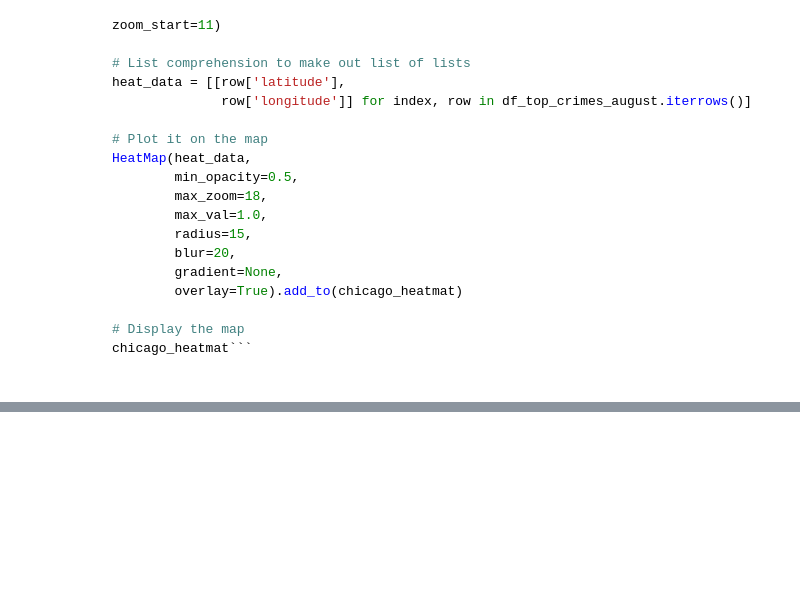
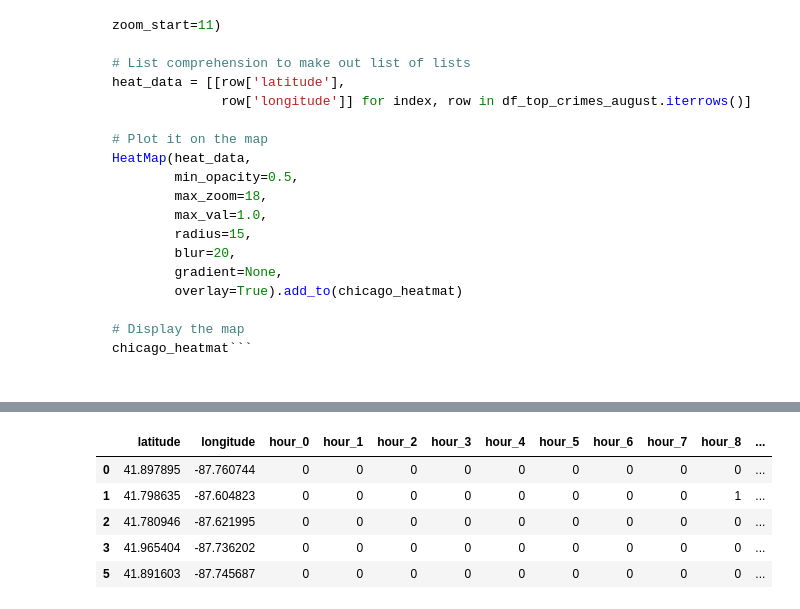
Before and after one commit to sunilsinghuk/Applied-Data-Science_Coursera, a Jupyter notebook: BattleOfTheNeighbourhoods.ipynb, the cells around one changed output, grey strips where cells are left out. Cells and saved outputs as stored; diff of their text form; code cells hidden in the pictures; blank space fills up the shorter version.

Commit message:
Added images. df_features data frame constructed.

```diff
--- a/BattleOfTheNeighbourhoods.ipynb
+++ b/BattleOfTheNeighbourhoods.ipynb
@@ -469,0 +482,20 @@
+# %%
+# Start by copying the Latitude and Longitude to the new DataFrame
+df_features = df_top_crimes[['latitude', 'longitude']]
+
+# Next and One Hot Encoding of the hour, day and month variables
+df_features = df_features.join(pd.get_dummies(df_top_crimes.hour, prefix='hour'))
+df_features = df_features.join(pd.get_dummies(df_top_crimes.day_name))
+df_features = df_features.join(pd.get_dummies(df_top_crimes.month_name))
+
+# Finally add the crimes column, copied from the original Primary Description column
+df_features['crimes'] = df_top_crimes[['primary_description']]
+# %%
+df_features.head()
+# %% [output]
+|  | latitude | longitude | hour_0 | hour_1 | hour_2 | hour_3 | hour_4 | hour_5 | hour_6 | hour_7 | hour_8 | ... |
+| 0 | 41.897895 | -87.760744 | 0 | 0 | 0 | 0 | 0 | 0 | 0 | 0 | 0 | ... |
+| 1 | 41.798635 | -87.604823 | 0 | 0 | 0 | 0 | 0 | 0 | 0 | 0 | 1 | ... |
+| 2 | 41.780946 | -87.621995 | 0 | 0 | 0 | 0 | 0 | 0 | 0 | 0 | 0 | ... |
+| 3 | 41.965404 | -87.736202 | 0 | 0 | 0 | 0 | 0 | 0 | 0 | 0 | 0 | ... |
+| 5 | 41.891603 | -87.745687 | 0 | 0 | 0 | 0 | 0 | 0 | 0 | 0 | 0 | ... |
```
Also changed, not shown: parts of 4 cells of this notebook, 3 other files.
